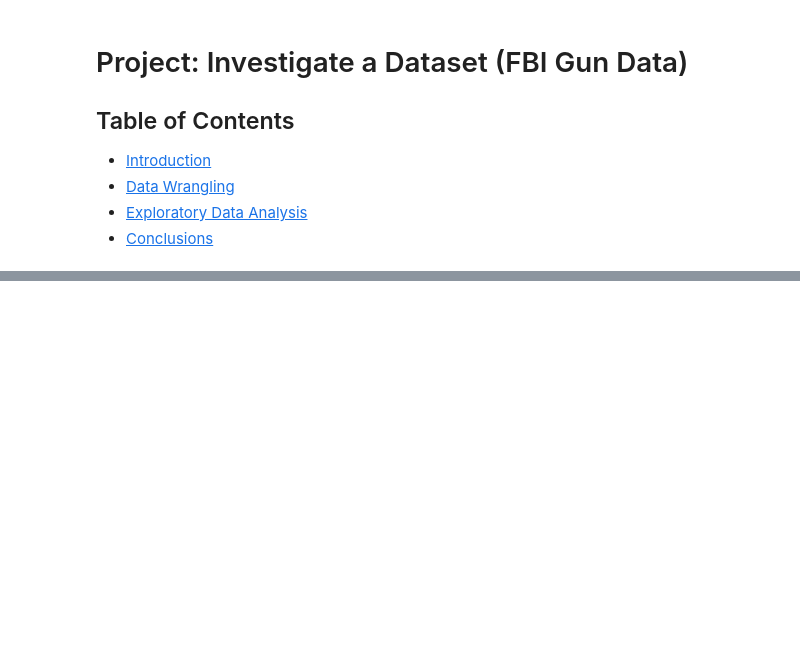
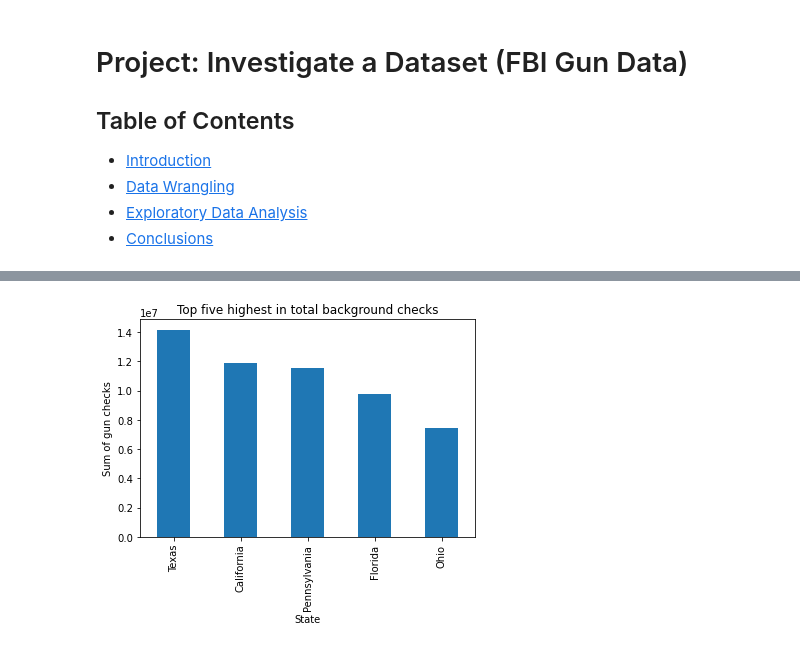
Before and after one commit to adeyisegun/FBI_Gun_Data, a Jupyter notebook: investigate_FBI_Gun_Data.ipynb, the cells around one changed output, grey strips where cells are left out. Saved outputs shown, nothing was run; the diff lists cells and outputs as text; code cells hidden in the pictures; blank space fills up the shorter version.

```diff
--- a/investigate_FBI_Gun_Data.ipynb
+++ b/investigate_FBI_Gun_Data.ipynb
@@ -94,0 +345,7 @@ gun_df.iloc()
+# %%
+gun_df.groupby('state')['total'].sum().nlargest(5).plot(kind = 'bar')
+plt.title('Top five highest in total background checks')
+plt.xlabel('State')
+plt.ylabel('Sum of gun checks');
+# %% [output]
+[figure, added]
```
Also changed, not shown: parts of 63 cells of this notebook, 2 other files.
